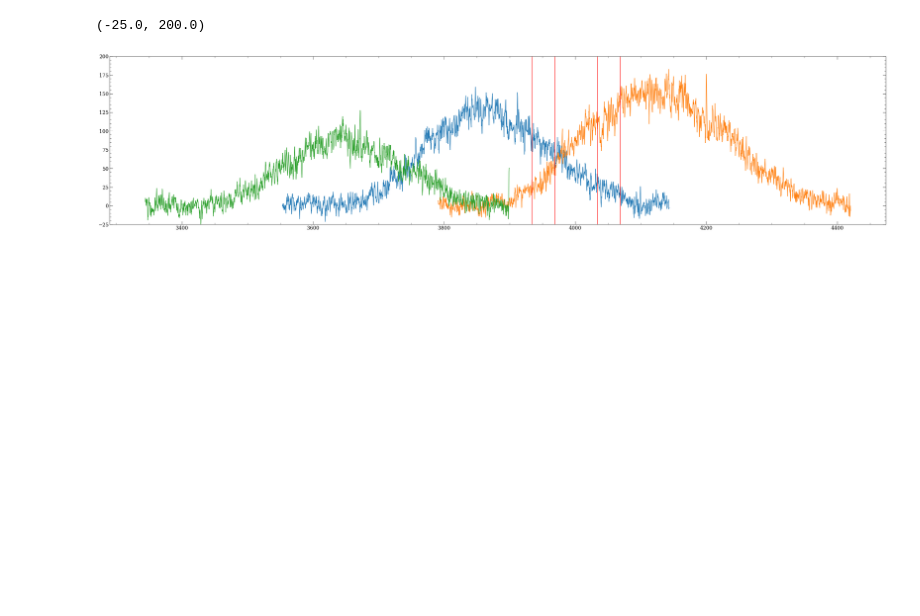
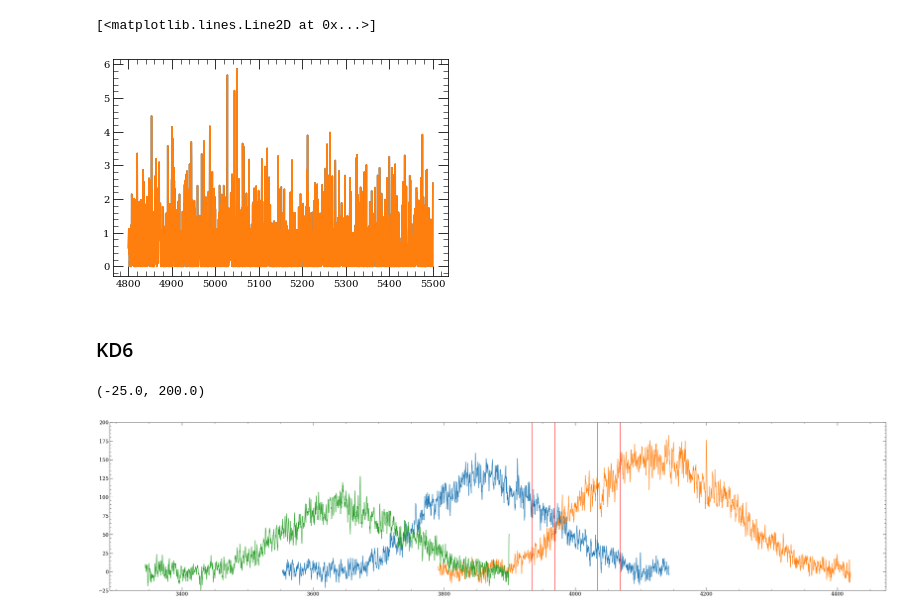
Before and after one commit to vedantchandra/merlin, a Jupyter notebook: pipeline/nb/99_dev_getspec.ipynb, the cells around one changed output. Saved outputs shown, nothing was run; the diff lists cells and outputs as text; code cells hidden in the pictures; blank space fills up the shorter version.

```diff
--- a/pipeline/nb/99_dev_getspec.ipynb
+++ b/pipeline/nb/99_dev_getspec.ipynb
@@ -10,3 +50,11 @@ from astropy.io import fits
+# %%
+plt.plot(wave, nsigma)
+plt.plot(wave[~badpix], nsigma[~badpix])
+# %% [output]
+[<matplotlib.lines.Line2D at 0x...>]
+[figure, added]
+# %% [markdown]
+### KD6
 # %%
 f = fits.open('/n/holyscratch01/conroy_lab/vchandra/mage/data/kd6/reduced_v0/magellan_mage_A/Science/spec1d_mage0123-j0927m6335_MagE_20221220T081449.000.fits')
 # %%
```
Also changed, not shown: parts of 13 cells of this notebook, 4 other files.
